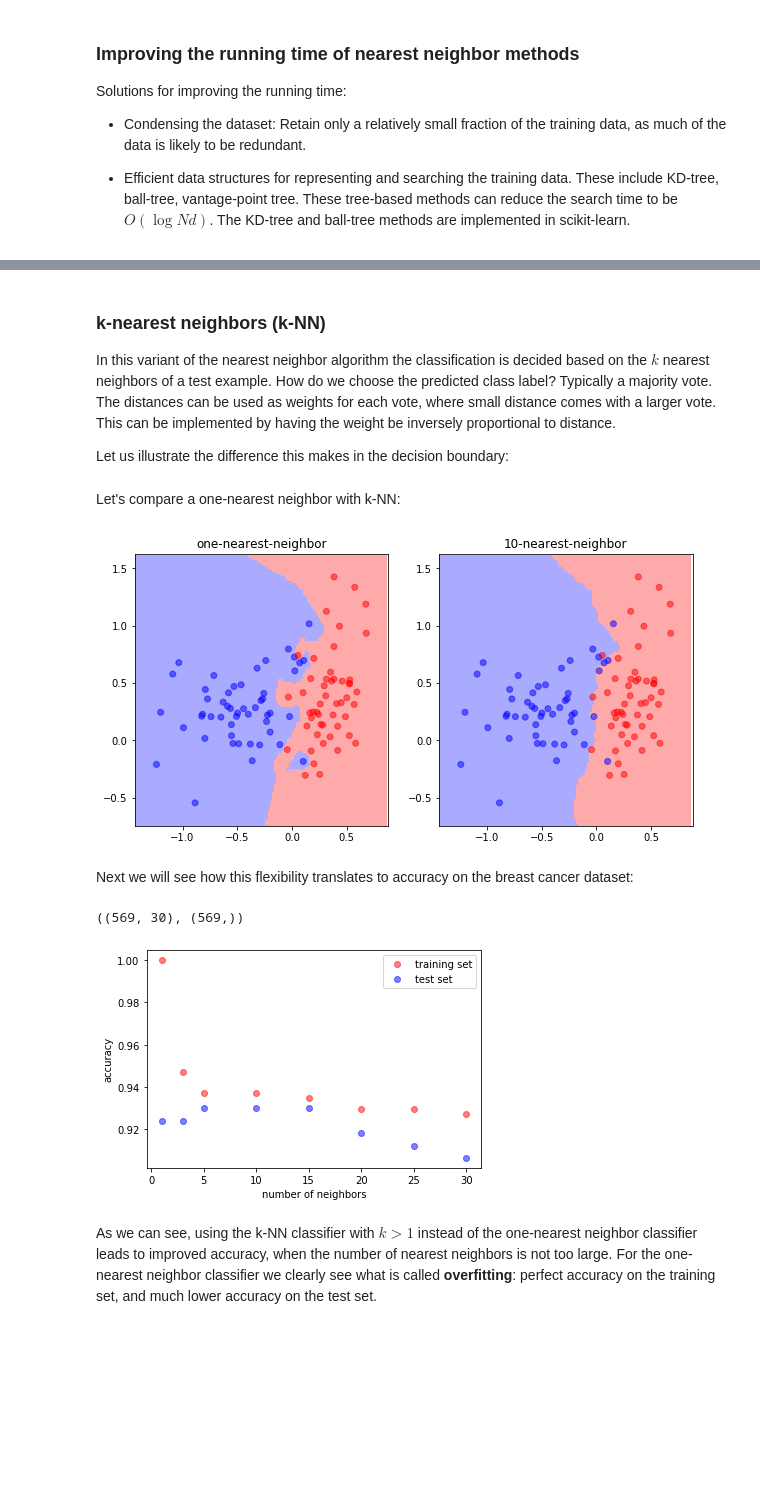
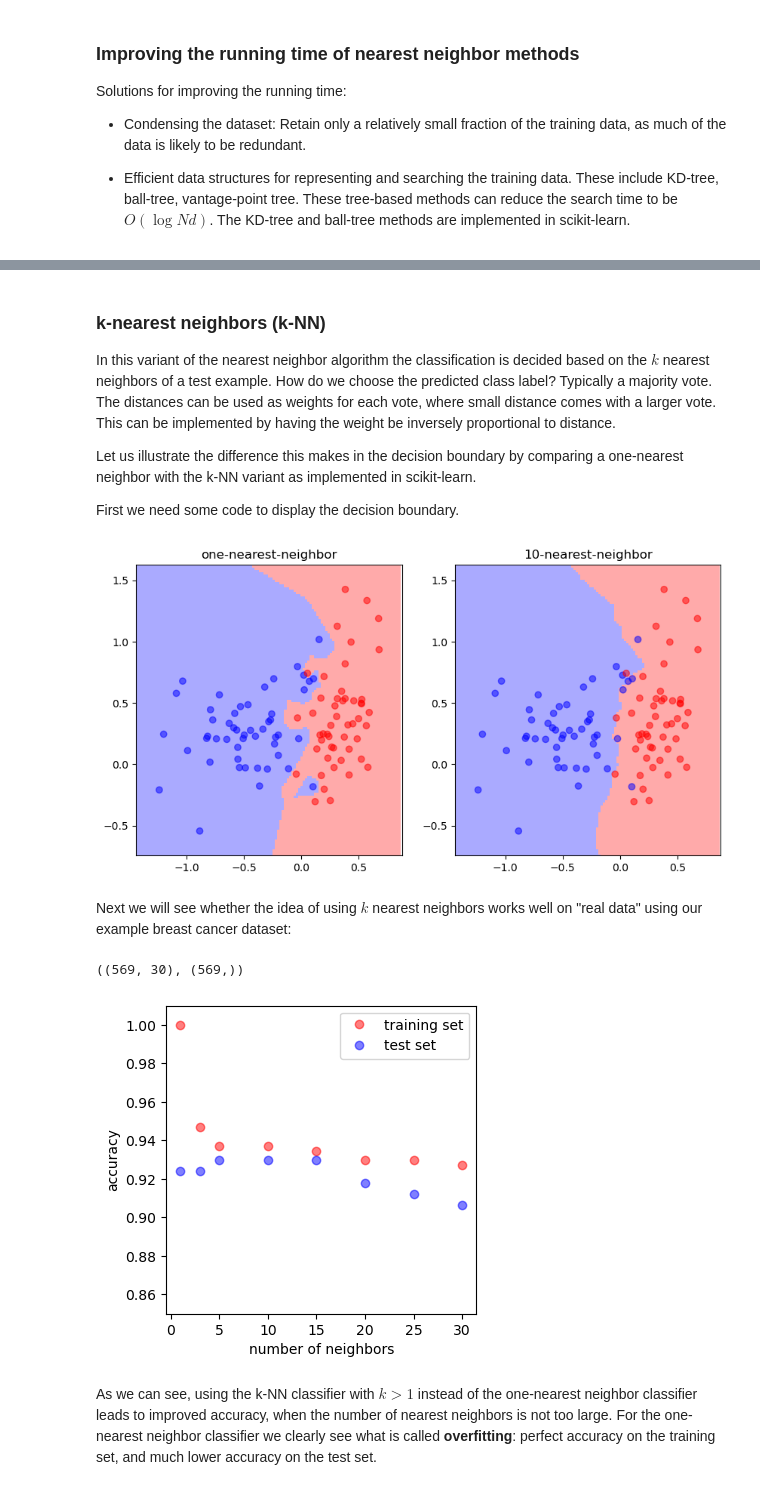
Before and after one commit to asabenhur/CS345, a Jupyter notebook: fall23/notebooks/module02_02_more_nearest_neighbors.ipynb, the cells around one changed output, grey strips where cells are left out. Drawn from its saved outputs; the diff is of its cells as text; code cells hidden in the pictures; blank space fills up the shorter version.

```diff
--- a/fall23/notebooks/module02_02_more_nearest_neighbors.ipynb
+++ b/fall23/notebooks/module02_02_more_nearest_neighbors.ipynb
@@ -83,7 +80,9 @@ Solutions for improving the running time:
 
 In this variant of the nearest neighbor algorithm the classification is decided based on the $k$ nearest neighbors of a test example.  How do we choose the predicted class label?  Typically a majority vote.  The distances can be used as weights for each vote, where small distance comes with a larger vote.  This can be implemented by having the weight be inversely proportional to distance.
 
-Let us illustrate the difference this makes in the decision boundary:
+Let us illustrate the difference this makes in the decision boundary by comparing a one-nearest neighbor with the k-NN variant as implemented in scikit-learn.
+
+First we need some code to display the decision boundary.
 # %%
 from matplotlib.colors import ListedColormap
 
@@ -121,8 +119,9 @@ def plot_boundary(classifier, X, y) :
-# %% [markdown]
-Let's compare a one-nearest neighbor with k-NN:
 # %%
 from sklearn.datasets import make_classification
-X,y = make_classification(n_samples=100, n_features=2, n_informative=2, n_redundant=0, n_repeated=0, n_classes=2, n_clusters_per_class=1, class_sep=0.35, random_state=1)
+X,y = make_classification(n_samples=100, n_features=2, n_informative=2,
+                          n_redundant=0, n_repeated=0, n_classes=2,
+                          n_clusters_per_class=1, class_sep=0.35,
+                          random_state=1)
 
 from sklearn.neighbors import KNeighborsClassifier
 plt.figure(figsize=(10,5))
@@ -132,9 +131,9 @@ plot_boundary(classifier, X, y, 2, 1, 'one-nearest-neighbor')
 classifier = KNeighborsClassifier(10)
 plot_boundary(classifier, X, y, 2, 2, '10-nearest-neighbor')
 # %% [output]
-[figure, old version]
+[figure, new version]
-# %% [markdown]
-Next we will see how this flexibility translates to accuracy on the breast cancer dataset:
+# %% [markdown]
+Next we will see whether the idea of using $k$ nearest neighbors works well on "real data" using our example breast cancer dataset:
 # %%
 from sklearn.datasets import load_breast_cancer
 X, y = load_breast_cancer(return_X_y = True)
@@ -148,22 +147,24 @@ X_train, X_test, y_train, y_test = train_test_split(X, y,
 # %%
 num_neighbors = [1,3,5,10,15,20,25,30]
 test_accuracy = []
 training_accuracy = []
 for k in num_neighbors :
     classifier = KNeighborsClassifier(k, p=2, weights='uniform')
     classifier.fit(X_train, y_train)
     y_pred = classifier.predict(X_test)
     test_accuracy.append(np.sum(y_pred == y_test)/len(y_test))
     y_pred = classifier.predict(X_train)
     training_accuracy.append(np.sum(y_pred == y_train)/len(y_train))
 
+plt.figure(figsize=(4,4))
 plt.plot(num_neighbors, training_accuracy, 'or', alpha=0.5, label = 'training set')
+plt.ylim((0.85,1.01))
 plt.xlabel('number of neighbors')
 plt.ylabel('accuracy');
 plt.plot(num_neighbors, test_accuracy, 'ob', alpha=0.5, label = 'test set')
 plt.legend();
 # %% [output]
-[figure, old version]
+[figure, new version]
 # %% [markdown]
 As we can see, using the k-NN classifier with $k>1$ instead of the one-nearest neighbor classifier leads to improved accuracy, when the number of nearest neighbors is not too large.
 For the one-nearest neighbor classifier we clearly see what is called **overfitting**:  perfect accuracy on the training set, and much lower accuracy on the test set.
```
Also changed, not shown: parts of 12 cells of this notebook, 2 other files.
